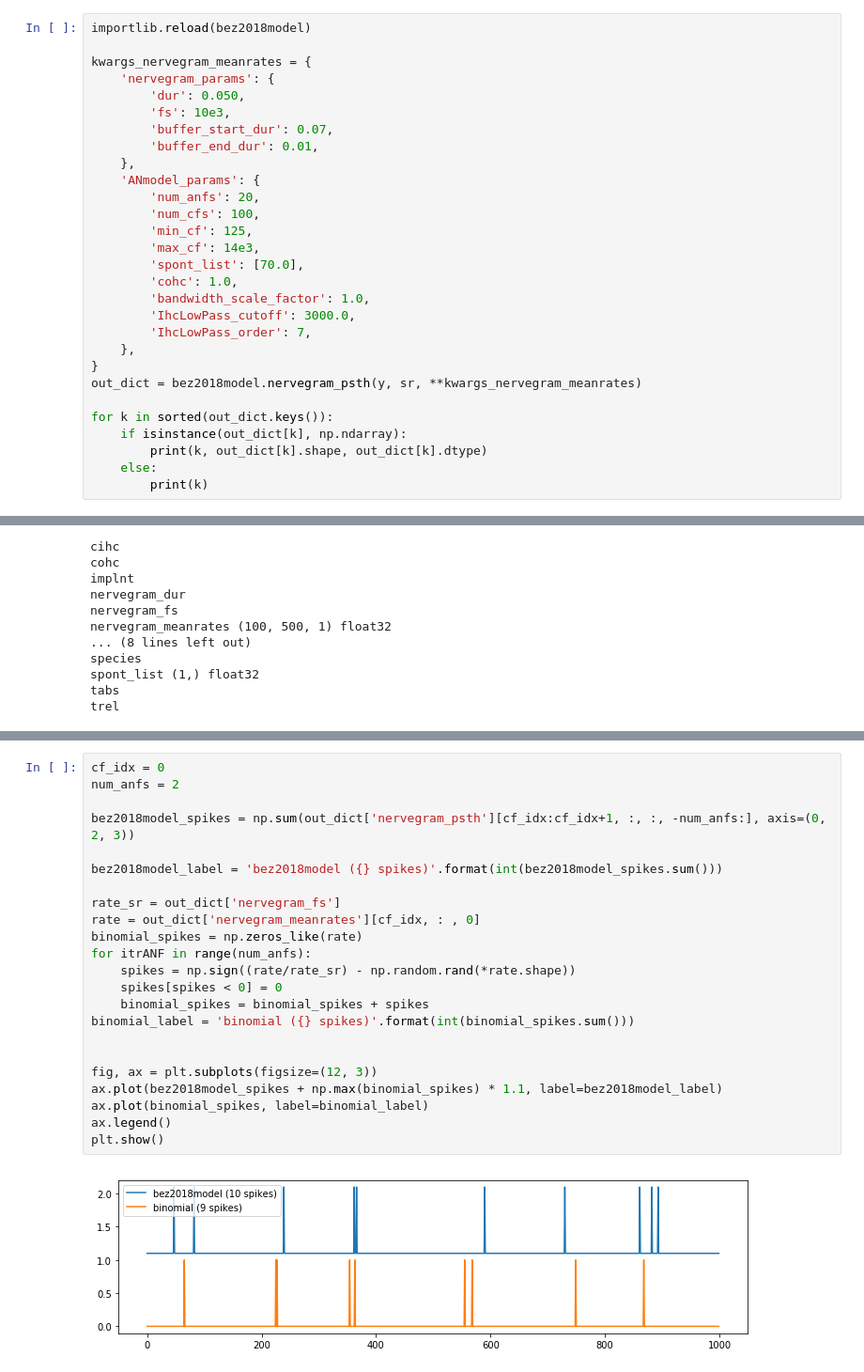
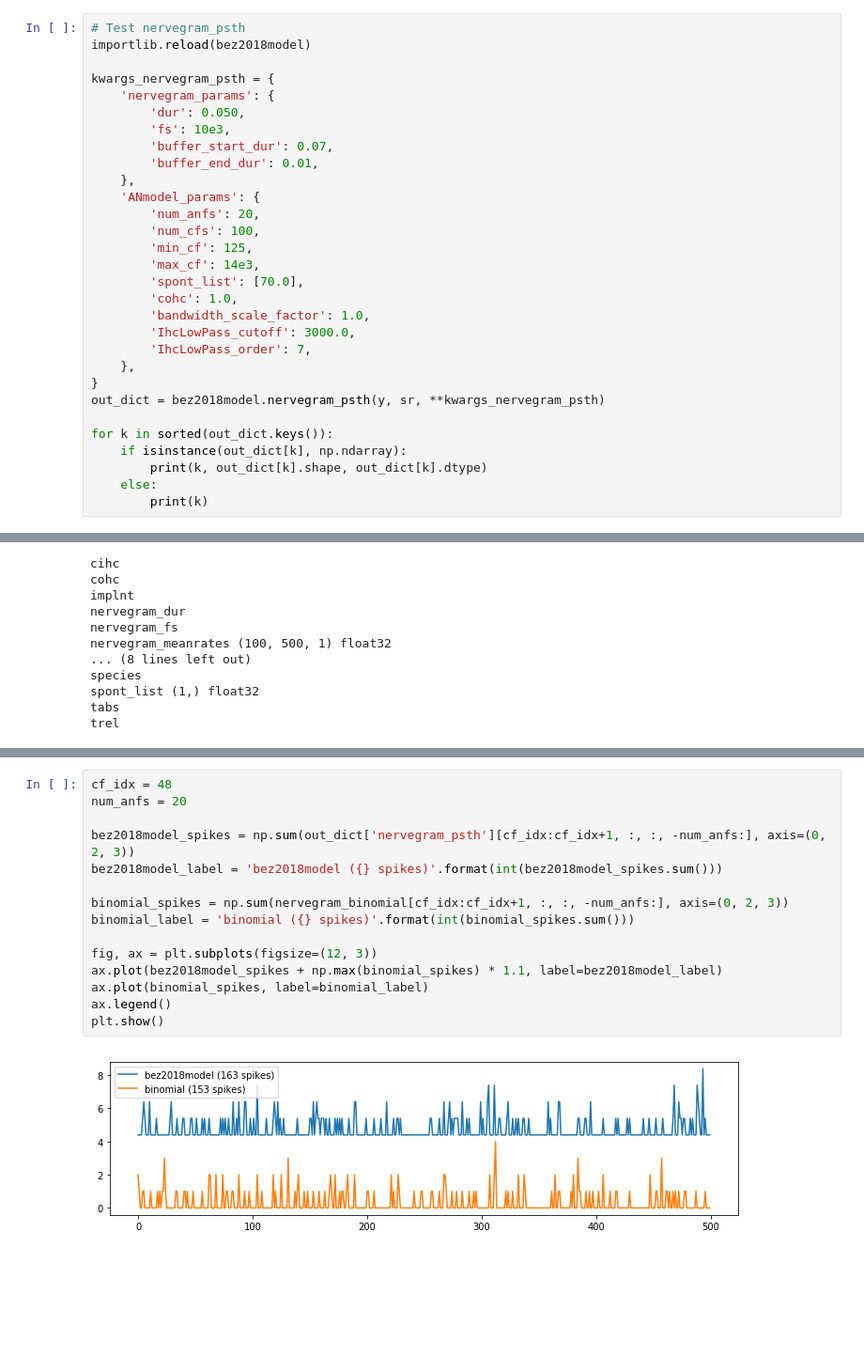
Before and after one commit to msaddler/bez2018model, a Jupyter notebook: notebook_debug_bez2018model.ipynb, the cells around one changed output, grey strips where cells are left out. Shown at 94% size. Cells and saved outputs as stored; diff of their text form; blank space fills up the shorter version.

Commit message:
updating plot function dependencies in notebooks

```diff
--- a/notebook_debug_bez2018model.ipynb
+++ b/notebook_debug_bez2018model.ipynb
@@ -365,7 +206,8 @@ print(np.sqrt(np.mean(np.square(signal))), 20 * np.log10(np.sqrt(np.mean(np.squa
 # %%
+# Test nervegram_psth
 importlib.reload(bez2018model)
 
-kwargs_nervegram_meanrates = {
+kwargs_nervegram_psth = {
     'nervegram_params': {
         'dur': 0.050,
         'fs': 10e3,
@@ -384,7 +226,7 @@ kwargs_nervegram_meanrates = {
         'IhcLowPass_order': 7,
     },
 }
-out_dict = bez2018model.nervegram_psth(y, sr, **kwargs_nervegram_meanrates)
+out_dict = bez2018model.nervegram_psth(y, sr, **kwargs_nervegram_psth)
 
 for k in sorted(out_dict.keys()):
     if isinstance(out_dict[k], np.ndarray):
@@ -531,25 +373,17 @@ plt.show()
 # %%
-cf_idx = 0
-num_anfs = 2
+cf_idx = 48
+num_anfs = 20
 
 bez2018model_spikes = np.sum(out_dict['nervegram_psth'][cf_idx:cf_idx+1, :, :, -num_anfs:], axis=(0, 2, 3))
-
 bez2018model_label = 'bez2018model ({} spikes)'.format(int(bez2018model_spikes.sum()))
 
-rate_sr = out_dict['nervegram_fs']
-rate = out_dict['nervegram_meanrates'][cf_idx, : , 0]
-binomial_spikes = np.zeros_like(rate)
-for itrANF in range(num_anfs):
-    spikes = np.sign((rate/rate_sr) - np.random.rand(*rate.shape))
-    spikes[spikes < 0] = 0
-    binomial_spikes = binomial_spikes + spikes
+binomial_spikes = np.sum(nervegram_binomial[cf_idx:cf_idx+1, :, :, -num_anfs:], axis=(0, 2, 3))
 binomial_label = 'binomial ({} spikes)'.format(int(binomial_spikes.sum()))
-
 
 fig, ax = plt.subplots(figsize=(12, 3))
 ax.plot(bez2018model_spikes + np.max(binomial_spikes) * 1.1, label=bez2018model_label)
 ax.plot(binomial_spikes, label=binomial_label)
 ax.legend()
 plt.show()
 # %% [output]
-[figure, old version]
+[figure, new version]
```
Also changed, not shown: parts of 15 cells of this notebook, 1 other file.
